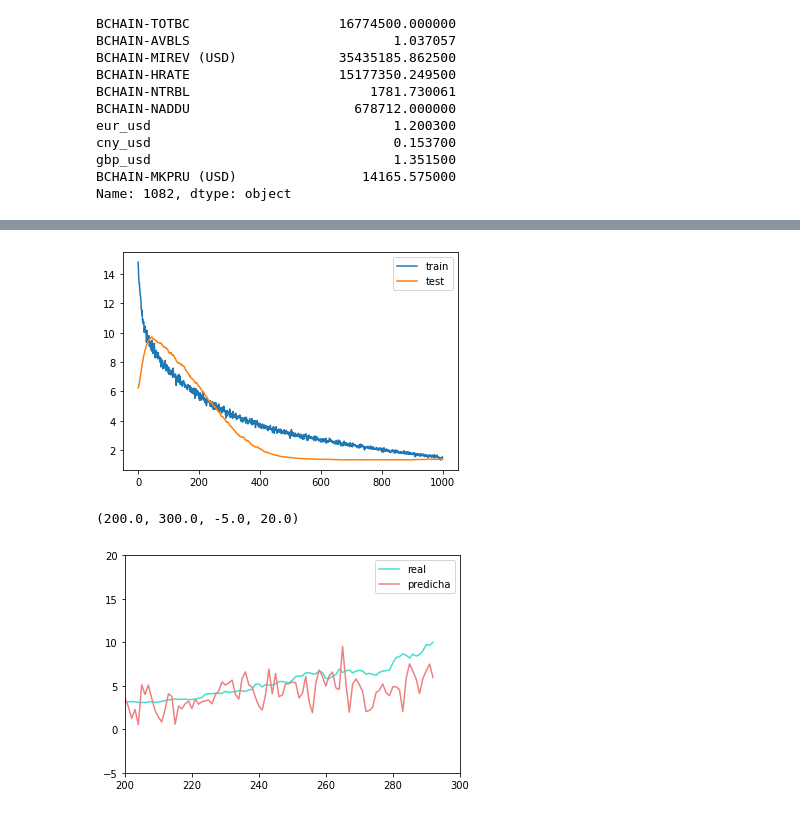
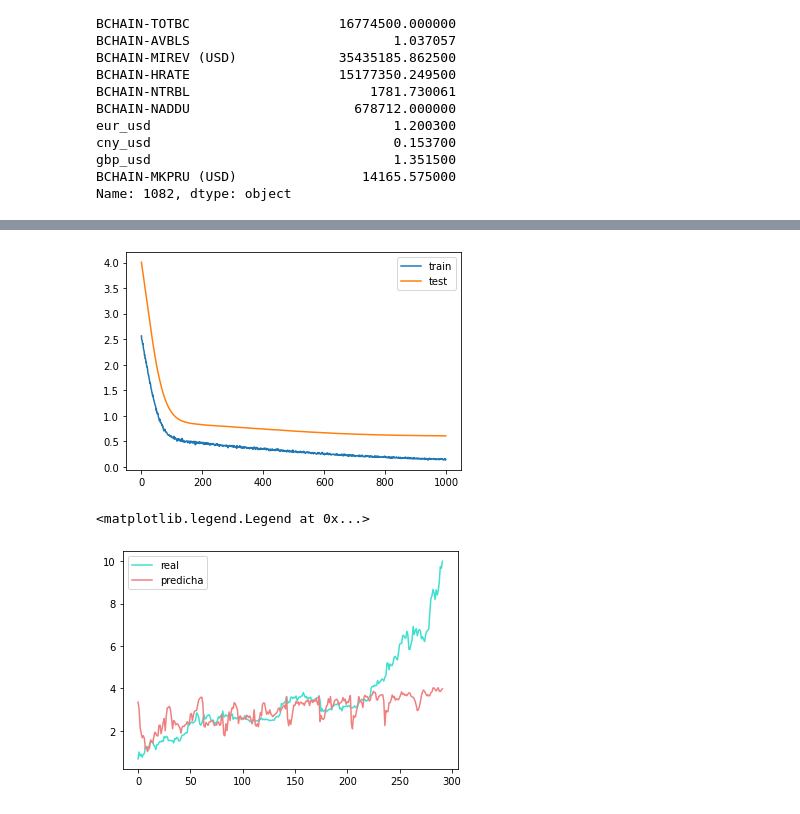
Before and after one commit to keniaCisneros/bitcoins_pricing, a Jupyter notebook: Serie_tiempo.ipynb, the cells around one changed output, grey strips where cells are left out. Drawn from its saved outputs; the diff is of its cells as text; code cells hidden in the pictures.

```diff
--- a/Serie_tiempo.ipynb
+++ b/Serie_tiempo.ipynb
@@ -91,7 +91,7 @@ def series_to_supervised(data, n_in=1, n_out=1, dropnan=True):
 		agg.dropna(inplace=True)
 	return agg
 # %%
-ventana=2 # Se puede mover
+ventana=3 # Se puede mover
 n_cols=19
 values = df.iloc[1082:,1:].values# Desde el primer dia del 2018
 
@@ -150,7 +150,7 @@ model = tf.keras.models.Sequential([
   tf.keras.layers.Dropout(0.2),
   tf.keras.layers.Dense(40,activation="relu"),
   tf.keras.layers.Dense(1),
-  tf.keras.layers.Lambda(lambda x: x * 500.0)# se puede mover entre 500 a unos 2000
+  tf.keras.layers.Lambda(lambda x: x * 10.0)# se puede mover entre 500 a unos 2000
 ])
 
 
@@ -180,17 +180,17 @@ plt.plot(history.history['val_loss'], label='test')
 plt.legend()
 plt.show()
 # %% [output]
-[figure, old version]
+[figure, new version]
 # %%
 y_pred=model.predict(test_X)
 # %%
 plt.plot(test_y, color="turquoise",label="real")
 plt.plot(y_pred, color="lightcoral",label="predicha")
 plt.legend()
-plt.axis([200,300,-5,20])
+#plt.axis([200,300,-5,20])
 # %% [output]
-(200.0, 300.0, -5.0, 20.0)
+<matplotlib.legend.Legend at 0x...>
-[figure, old version]
+[figure, new version]
 # %%
 y_pred=model.predict(train_X)
 # %%
```
Also changed, not shown: parts of 6 cells of this notebook, 1 other file.
